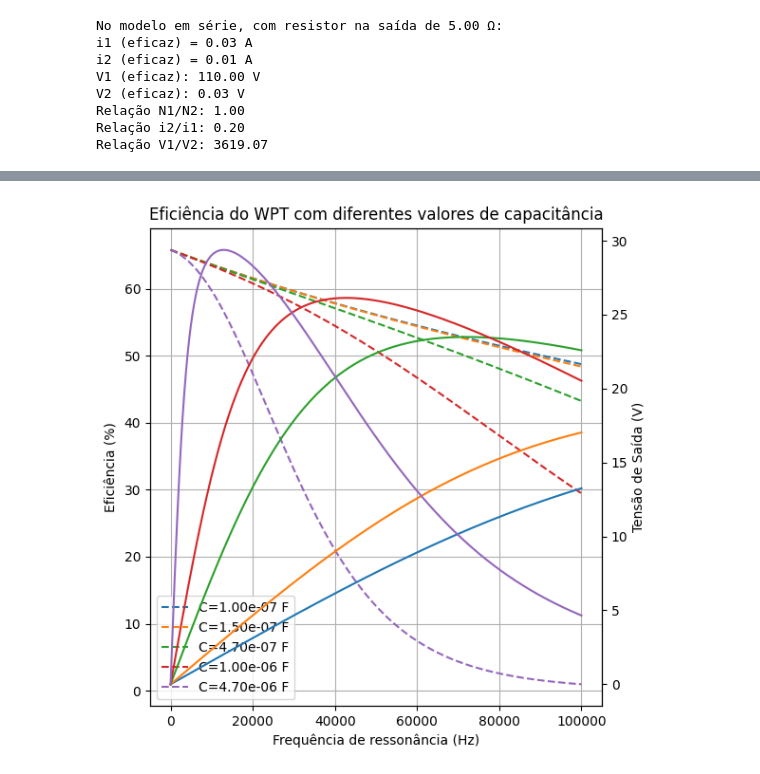
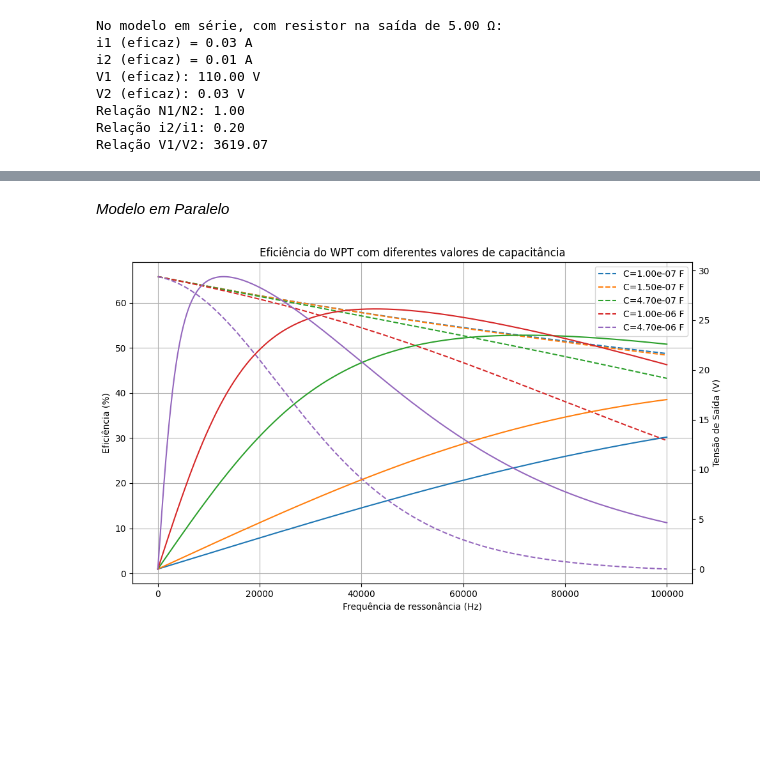
Before and after one commit to Luca-Krausz/ProjetoEletromag24.2, a Jupyter notebook: EletromagCapacitor.ipynb, the cells around one changed output, grey strips where cells are left out. Drawn from its saved outputs; the diff is of its cells as text; code cells hidden in the pictures; blank space fills up the shorter version.

```diff
--- a/EletromagCapacitor.ipynb
+++ b/EletromagCapacitor.ipynb
@@ -94,5 +96,5 @@ Relação V1/V2: 3619.07
 # %%
-# Simulação para diferentes valores de C em série.
+# Gráfico da eficiência do WPT com diferentes valores de capacitância
 
 C_values = [1e-7, 1.5e-7, 4.7e-7, 1e-6, 4.7e-6]
 Ufonte = 10
@@ -111,12 +113,12 @@ def calcular_eficiencia(Ufonte, I1, Usaida, I2):
     return eficiencia
 
 
-def simular_eficiencia(C_values, R_DC, Ufonte):
-    fig, ax1 = plt.subplots(figsize=(6, 6))
+def SimularCircuito(C_values, R_DC, Ufonte):
+    fig, ax1 = plt.subplots(figsize=(10, 6))
 
     ax2 = ax1.twinx()
     ax1.set_xlabel('Frequência de ressonância (Hz)')
-    ax1.set_ylabel('Eficiência (%)')
+    ax1.set_ylabel('Eficiência (%) (---)')
     ax2.set_ylabel('Tensão de Saída (V)')
 
     for C in C_values:
@@ -161,5 +163,5 @@ def simular_eficiencia(C_values, R_DC, Ufonte):
     fig.tight_layout()
     plt.show()
 
-simular_eficiencia(C_values, R_DC, Ufonte)
+SimularCircuito(C_values, R_DC, Ufonte)
 # %% [output]
@@ -167,5 +336,7 @@ simular_eficiencia(C_values, R_DC, Ufonte)
+# %% [markdown]
+*Modelo em Paralelo*
 # %%
-# Simulação para diferentes valores de C em paralelo.
+# Gráfico da eficiência do WPT com diferentes valores de capacitância
 
 C_values = [1e-7, 1.5e-7, 4.7e-7, 1e-6, 4.7e-6]
 Ufonte = 10
@@ -185,7 +356,7 @@ def calcular_eficiencia(Ufonte, I1, Usaida, I2):
 
 
 def simular_eficiencia(C_values, R_DC, Ufonte):
-    fig, ax1 = plt.subplots(figsize=(6, 6))
+    fig, ax1 = plt.subplots(figsize=(10, 6))
 
     ax2 = ax1.twinx()
     ax1.set_xlabel('Frequência de ressonância (Hz)')
@@ -207,34 +378,34 @@ def simular_eficiencia(C_values, R_DC, Ufonte):
             M = L*K #(sqrt(L**2))*K
             XL1 = 1j * W * L
             XL2 = XL1
             XM = 1j * W * M
             XC1 = 1/(1j * W * C)
             XC2 = XC1
             Z = (Rcarga*XC2/(Rcarga+XC2))
 
-            def CalcularParalelo(Uf, Rc):
-                Z=np.array([[R_f+XL1+XC1, -XM],[-XM, XL2+R_f+(Rc*XC2/(Rc+XC2))]])
-                V=np.array([Uf,0])
+            def CalcularParalelo(Ufonte, Rcarga):
+                Z=np.array([[R_f+XL1+XC1, -XM],[-XM, XL2+R_f+(Rcarga*XC2/(Rcarga+XC2))]])
+                V=np.array([Ufonte,0])
                 i=np.dot(linalg.inv(Z),V)
                 return i[0], i[1]
 
             I1_f, I2_f = CalcularParalelo(Ufonte, Rcarga)
             Usaida = I2_f * Z
 
             eficiencia_f = calcular_eficiencia(Ufonte, I1_f, Usaida, I2_f)
             eficiencia.append(eficiencia_f * 100)
             tensao_saida.append(np.abs(Usaida))
             frequencias.append(f)
 
         ax1.plot(frequencias, eficiencia, label=f'C={C:.2e} F', linestyle='--')
         ax2.plot(frequencias, tensao_saida)
 
     ax1.set_title('Eficiência do WPT com diferentes valores de capacitância')
     ax1.legend()
     ax1.grid(True)
     fig.tight_layout()
     plt.show()
 
 simular_eficiencia(C_values, R_DC, Ufonte)
 # %% [output]
-[figure, old version]
+[figure, new version]
```
Also changed, not shown: parts of 8 cells of this notebook.
